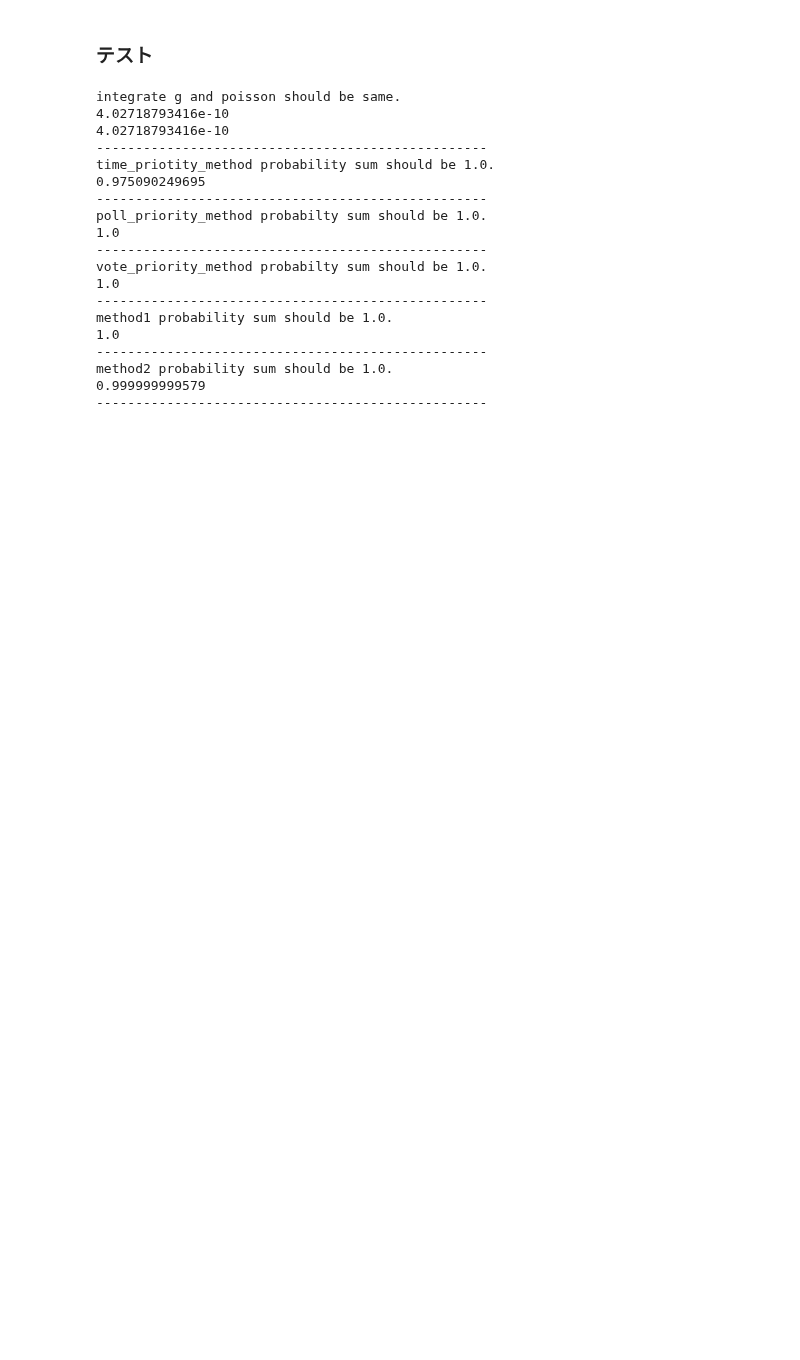
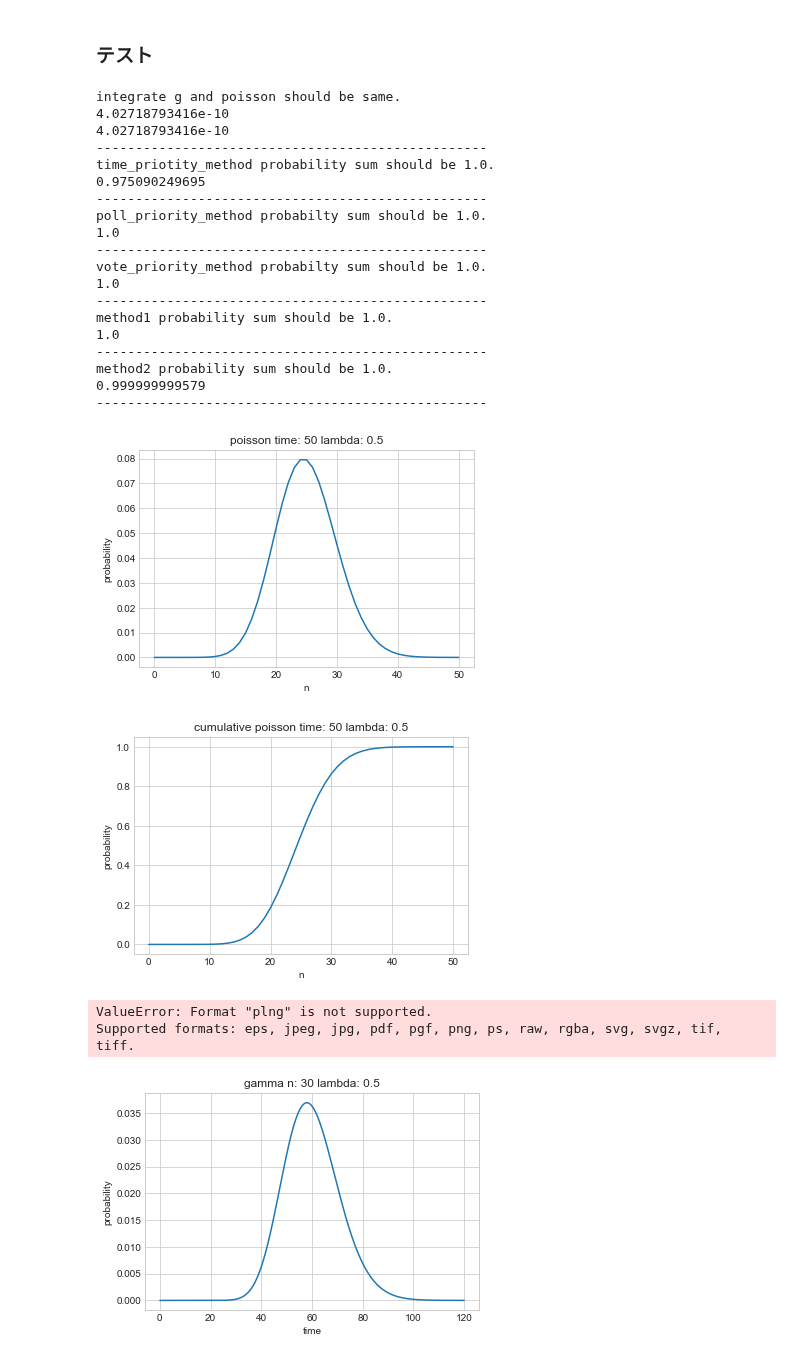
Before and after one commit to k33asby/opinion-aggregation-experiment, a Jupyter notebook: py/opinion-aggregation-experiment.ipynb, the cells around one changed output. Drawn from its saved outputs; the diff is of its cells as text; code cells hidden in the pictures; blank space fills up the shorter version.

Commit message:
Fix plot_cumulative_poisson

```diff
--- a/py/opinion-aggregation-experiment.ipynb
+++ b/py/opinion-aggregation-experiment.ipynb
@@ -851,0 +942,12 @@ method2 probability sum should be 1.0.
+# %%
+lambda_poisson = 0.5
+plot_poisson(50, lambda_poisson)
+plot_cumulative_poisson(50, lambda_poisson)
+plot_gamma(30, lambda_poisson)
+plot_cumulative_gamma(30, lambda_poisson)
+# %% [output]
+[figure, added]
+[figure, added]
+ValueError: Format "plng" is not supported.
+Supported formats: eps, jpeg, jpg, pdf, pgf, png, ps, raw, rgba, svg, svgz, tif, tiff.
+[figure, added]
```
Also changed, not shown: parts of 1 cell of this notebook, 5 other files.
